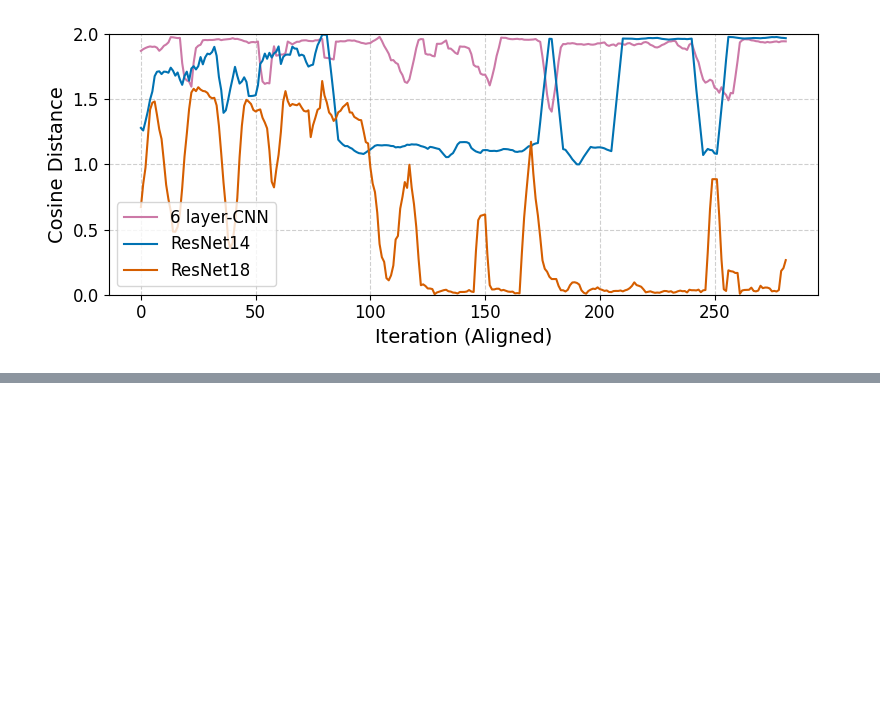
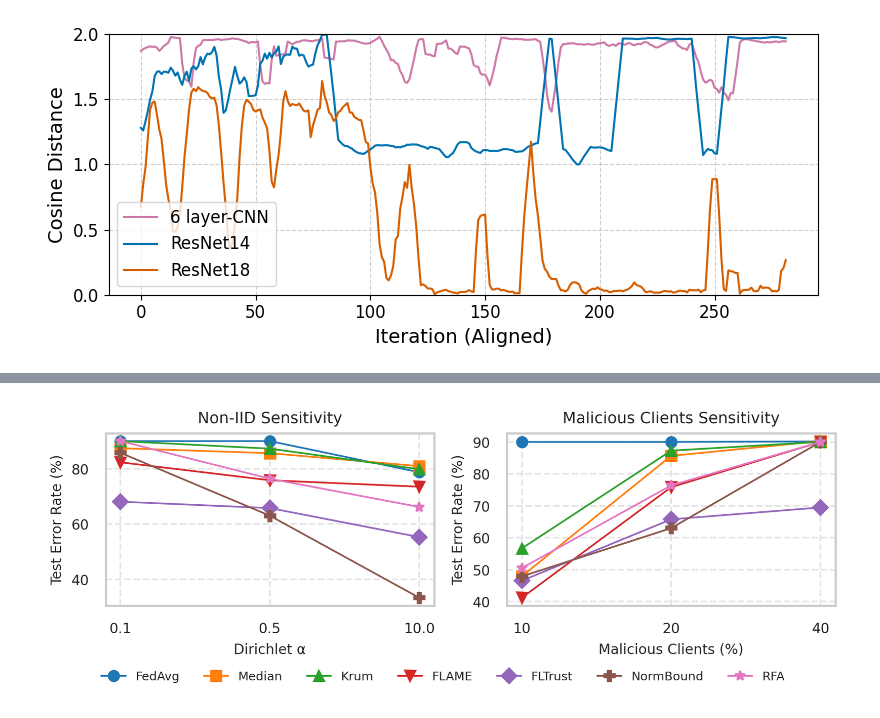
Before and after one commit to yangland/FedON, a Jupyter notebook: jupyter_notebooks/visualization.ipynb, the cells around one changed output, grey strips where cells are left out. Cells and saved outputs as stored; diff of their text form; code cells hidden in the pictures; blank space fills up the shorter version.

```diff
--- a/jupyter_notebooks/visualization.ipynb
+++ b/jupyter_notebooks/visualization.ipynb
@@ -609,0 +777,81 @@ plt.show()
+# %%
+import matplotlib.pyplot as plt
+import numpy as np
+
+methods = ["FedAvg", "Median", "Krum", "FLAME", "FLTrust", "NormBound", "RFA"]
+
+# Non-IID
+alpha_vals = [0.1, 0.5, 10]
+alpha_labels = ['0.1', '0.5', '10.0']
+non_iid_data = {
+    "FedAvg": [90.00, 90.00, 78.73],
+    "Median": [87.43, 85.64, 80.94],
+    "Krum": [90.00, 87.27, 79.83],
+    "FLAME": [82.33, 75.83, 73.50],
+    "FLTrust": [68.08, 65.76, 55.27],
+    "NormBound": [85.76, 63.00, 33.31],
+    "RFA": [90.00, 76.38, 66.17],
+}
+
+# Malicious %
+malicious_pct = [10, 20, 40]
+mal_data = {
+    "FedAvg": [90.00, 90.00, 90.15],
+    "Median": [47.93, 85.64, 90.25],
+    "Krum": [56.66, 87.27, 90.00],
+    "FLAME": [41.20, 75.83, 90.00],
+    "FLTrust": [46.53, 65.76, 69.48],
+    "NormBound": [47.88, 63.00, 90.00],
+    "RFA": [50.50, 76.38, 90.00],
+}
+
+# Plotting
+plt.rcParams.update({'font.size': 8})
+fig, axs = plt.subplots(1, 2, figsize=(6.5, 2.5), dpi=300)
+
+marker_styles = ['o', 's', '^', 'v', 'D', 'P', '*']
+colors = plt.cm.tab10.colors
+
+# Plot 1: Dirichlet α
+for i, method in enumerate(methods):
+    axs[0].plot(range(len(alpha_vals)), non_iid_data[method],
+                marker=marker_styles[i % len(marker_styles)],
+                label=method, color=colors[i % len(colors)], linewidth=1)
+
+axs[0].set_title("Non-IID Sensitivity", fontsize=9)
+axs[0].set_xlabel("Dirichlet α", fontsize=8)
+axs[0].set_ylabel("Test Error Rate (%)", fontsize=8)
+axs[0].set_xticks(range(len(alpha_vals)))
+axs[0].set_xticklabels(alpha_labels)
+axs[0].grid(True, linestyle="--", alpha=0.5)
+axs[0].tick_params(axis='both', labelsize=8)
+
+# Plot 2: Malicious Clients %
+for i, method in enumerate(methods):
+    axs[1].plot(range(len(malicious_pct)), mal_data[method],
+                marker=marker_styles[i % len(marker_styles)],
+                color=colors[i % len(colors)], linewidth=1)
+
+axs[1].set_title("Malicious Clients Sensitivity", fontsize=9)
+axs[1].set_xlabel("Malicious Clients (%)", fontsize=8)
+axs[1].set_ylabel("Test Error Rate (%)", fontsize=8)
+axs[1].set_xticks(range(len(malicious_pct)))
+axs[1].set_xticklabels([str(p) for p in malicious_pct])
+axs[1].grid(True, linestyle="--", alpha=0.5)
+axs[1].tick_params(axis='both', labelsize=8)
+
+# Legend in one row, below plots
+fig.legend(
+    methods,
+    loc='lower center',
+    bbox_to_anchor=(0.5, 0.05),
+    ncol=len(methods),
+    fontsize=7,
+    frameon=False
+)
+
+plt.tight_layout(rect=[0, 0.12, 1, 1])  # Leave space for legend
+plt.savefig("fedon_sensitivity_one_line_legend.png", bbox_inches="tight", dpi=300)
+plt.show()
+# %% [output]
+[figure, added]
```
Also changed, not shown: parts of 2 cells of this notebook, 19 other files.
